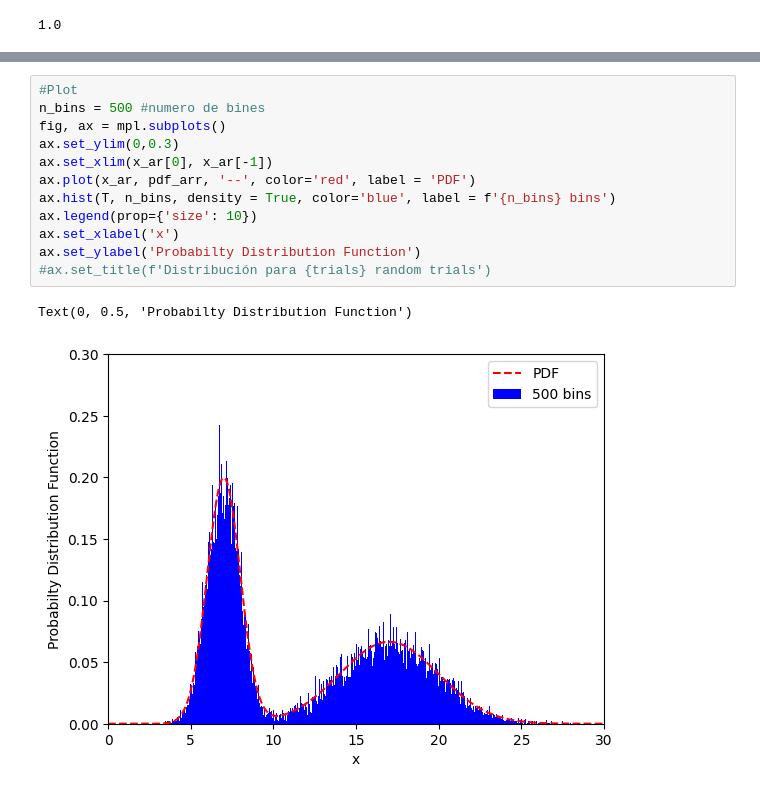
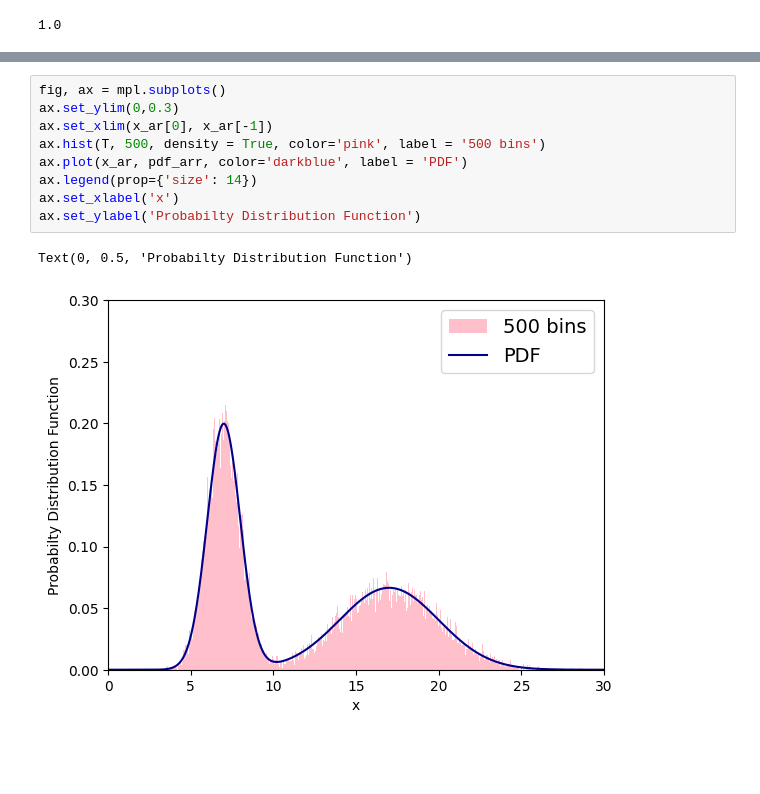
Before and after one commit to xlxnsxzpxtx/Metodos_cosmo, a Jupyter notebook: Practica_0/practica0.ipynb, the cells around one changed output, grey strips where cells are left out. Drawn from its saved outputs; the diff is of its cells as text; blank space fills up the shorter version.

```diff
--- a/Practica_0/practica0.ipynb
+++ b/Practica_0/practica0.ipynb
@@ -187,15 +177,12 @@ mpl.show()
 # %%
-#Plot
-n_bins = 500 #numero de bines
 fig, ax = mpl.subplots()
 ax.set_ylim(0,0.3)
 ax.set_xlim(x_ar[0], x_ar[-1])
-ax.plot(x_ar, pdf_arr, '--', color='red', label = 'PDF')
-ax.hist(T, n_bins, density = True, color='blue', label = f'{n_bins} bins')
-ax.legend(prop={'size': 10})
+ax.hist(T, 500, density = True, color='pink', label = '500 bins')
+ax.plot(x_ar, pdf_arr, color='darkblue', label = 'PDF')
+ax.legend(prop={'size': 14})
 ax.set_xlabel('x')
 ax.set_ylabel('Probabilty Distribution Function')
-#ax.set_title(f'Distribución para {trials} random trials')
 # %% [output]
 Text(0, 0.5, 'Probabilty Distribution Function')
-[figure, old version]
+[figure, new version]
```
Also changed, not shown: parts of 2 cells of this notebook, 1 other file.
